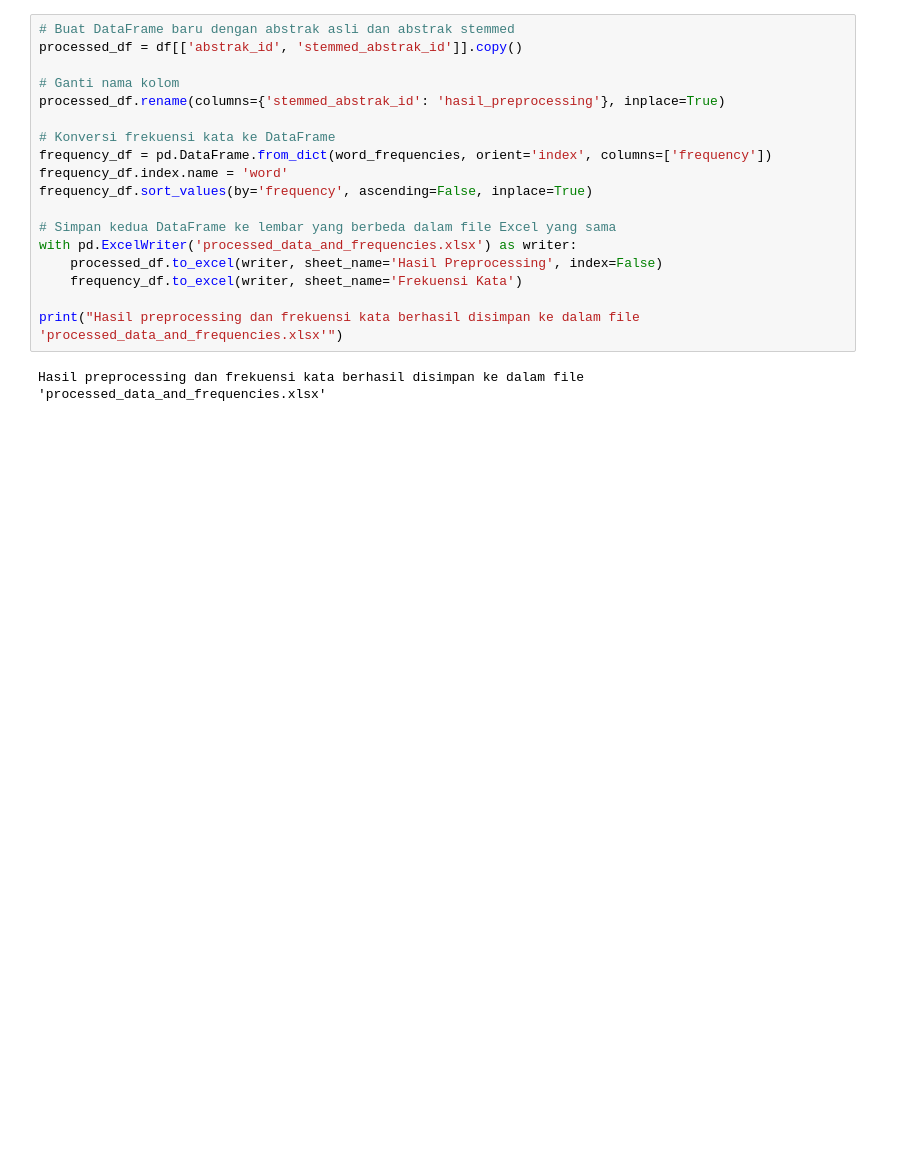
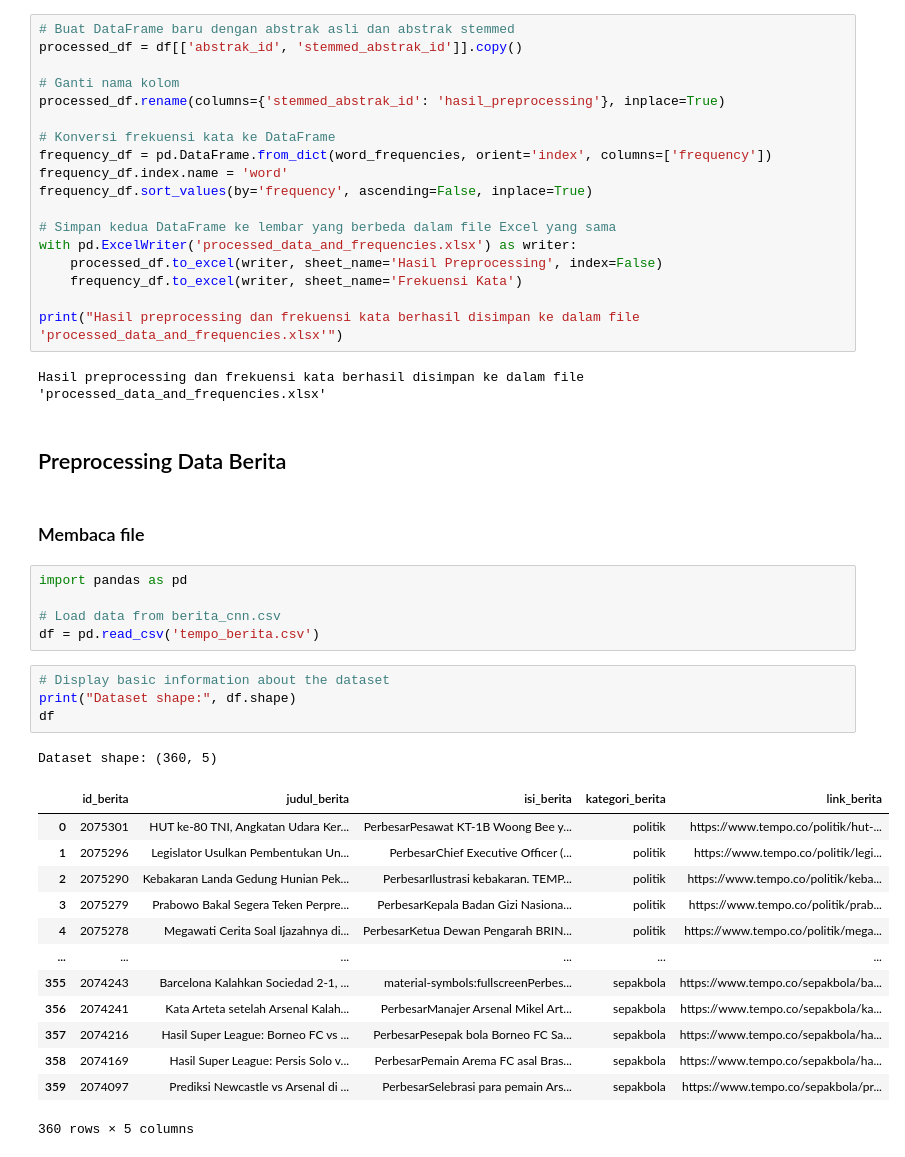
Before and after one commit to UmarMuchtar/PenambanganWeb01, a Jupyter notebook: _sources/Preprocessing.ipynb, the cells around one changed output. Saved outputs shown, nothing was run; the diff lists cells and outputs as text; blank space fills up the shorter version.

```diff
--- a/_sources/Preprocessing.ipynb
+++ b/_sources/Preprocessing.ipynb
@@ -273,3 +273,31 @@ with pd.ExcelWriter('processed_data_and_frequencies.xlsx') as writer:
 print("Hasil preprocessing dan frekuensi kata berhasil disimpan ke dalam file 'processed_data_and_frequencies.xlsx'")
 # %% [output]
 Hasil preprocessing dan frekuensi kata berhasil disimpan ke dalam file 'processed_data_and_frequencies.xlsx'
+# %% [markdown]
+## Preprocessing Data Berita
+# %% [markdown]
+### Membaca file
+# %%
+import pandas as pd
+
+# Load data from berita_cnn.csv
+df = pd.read_csv('tempo_berita.csv')
+# %%
+# Display basic information about the dataset
+print("Dataset shape:", df.shape)
+df
+# %% [output]
+Dataset shape: (360, 5)
+|  | id_berita | judul_berita | isi_berita | kategori_berita | link_berita |
+| 0 | 2075301 | HUT ke-80 TNI, Angkatan Udara Ker... | PerbesarPesawat KT-1B Woong Bee y... | politik | https://www.tempo.co/politik/hut-... |
+| 1 | 2075296 | Legislator Usulkan Pembentukan Un... | PerbesarChief Executive Officer (... | politik | https://www.tempo.co/politik/legi... |
+| 2 | 2075290 | Kebakaran Landa Gedung Hunian Pek... | PerbesarIlustrasi kebakaran. TEMP... | politik | https://www.tempo.co/politik/keba... |
+| 3 | 2075279 | Prabowo Bakal Segera Teken Perpre... | PerbesarKepala Badan Gizi Nasiona... | politik | https://www.tempo.co/politik/prab... |
+| 4 | 2075278 | Megawati Cerita Soal Ijazahnya di... | PerbesarKetua Dewan Pengarah BRIN... | politik | https://www.tempo.co/politik/mega... |
+| ... | ... | ... | ... | ... | ... |
+| 355 | 2074243 | Barcelona Kalahkan Sociedad 2-1, ... | material-symbols:fullscreenPerbes... | sepakbola | https://www.tempo.co/sepakbola/ba... |
+| 356 | 2074241 | Kata Arteta setelah Arsenal Kalah... | PerbesarManajer Arsenal Mikel Art... | sepakbola | https://www.tempo.co/sepakbola/ka... |
+| 357 | 2074216 | Hasil Super League: Borneo FC vs ... | PerbesarPesepak bola Borneo FC Sa... | sepakbola | https://www.tempo.co/sepakbola/ha... |
+| 358 | 2074169 | Hasil Super League: Persis Solo v... | PerbesarPemain Arema FC asal Bras... | sepakbola | https://www.tempo.co/sepakbola/ha... |
+| 359 | 2074097 | Prediksi Newcastle vs Arsenal di ... | PerbesarSelebrasi para pemain Ars... | sepakbola | https://www.tempo.co/sepakbola/pr... |
+360 rows × 5 columns
```
Also changed, not shown: parts of 26 cells of this notebook, 15 other files.
